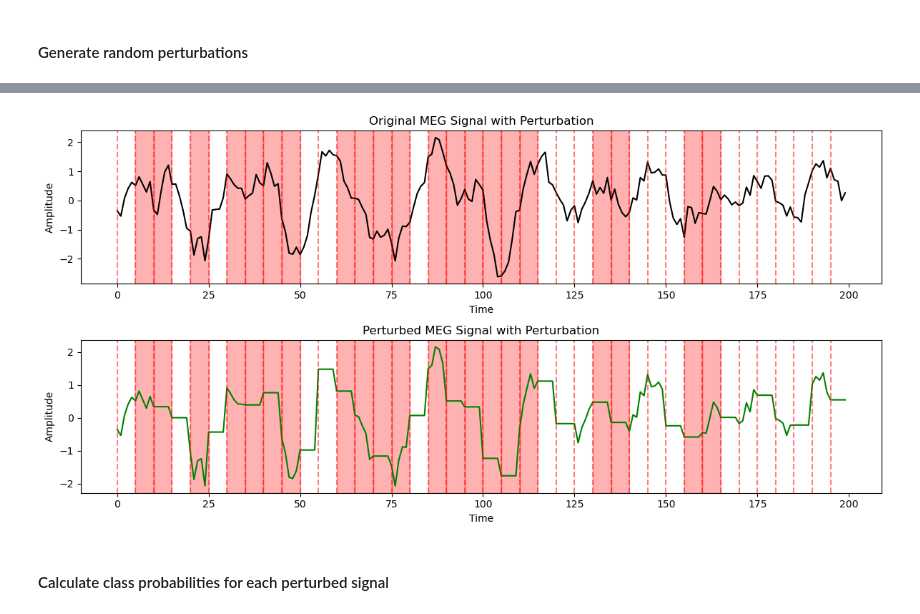
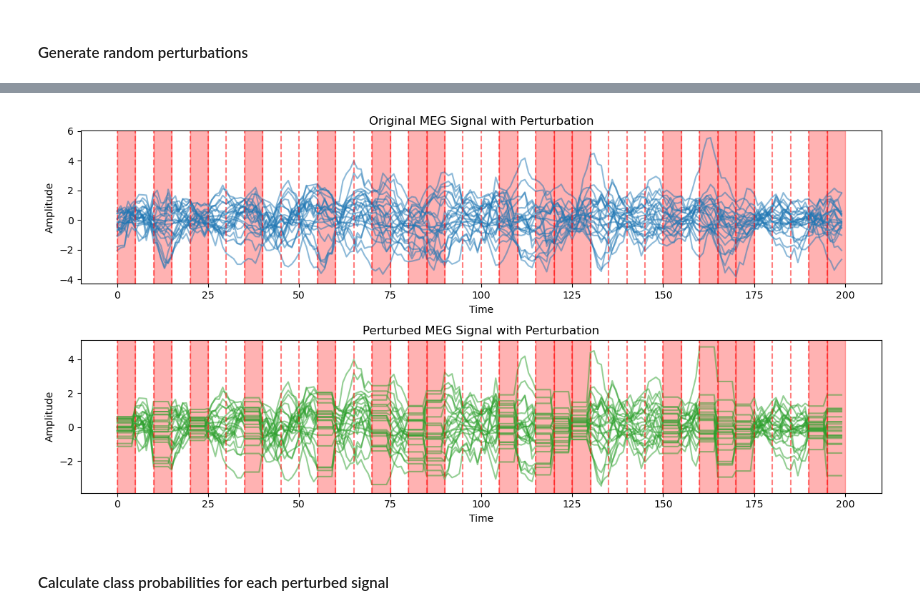
Before and after one commit to zpsheldon/meg-neural-decoding, a Jupyter notebook: explainability/lime_exploration.ipynb, the cells around one changed output, grey strips where cells are left out. Cells and saved outputs as stored; diff of their text form; code cells hidden in the pictures.

```diff
--- a/explainability/lime_exploration.ipynb
+++ b/explainability/lime_exploration.ipynb
@@ -431,8 +414,9 @@ lime_visualization.plot_perturbed_ecg(seq[1], perturbed_ecg_example[1], random_p
-# %%
-# plot the original and perturbed ECG signals with highlighted slices and deactivated segments
-lime_visualization.plot_perturbed_ecg(seq[1], perturbed_ecg_example[1], random_perturbations[-2], num_slices, title='MEG Signal with Perturbation')
-# %% [output]
-[figure, removed]
+# %%
+# plot the original and perturbed ECG signals with highlighted slices and deactivated segments
+perturbed_signal = lime_explanation.apply_perturbation_to_ecg(seq, random_perturbations[-1], num_slices, perturb_function)
+lime_visualization.plot_perturbed_ecg_all_channels(seq, perturbed_signal, random_perturbations[-1], num_slices, title='MEG Signal with Perturbation')
+# %% [output]
+[figure, added]
 # %% [markdown]
 #### Calculate class probabilities for each perturbed signal
 # %%
```
Also changed, not shown: parts of 13 cells of this notebook, 2 other files.
